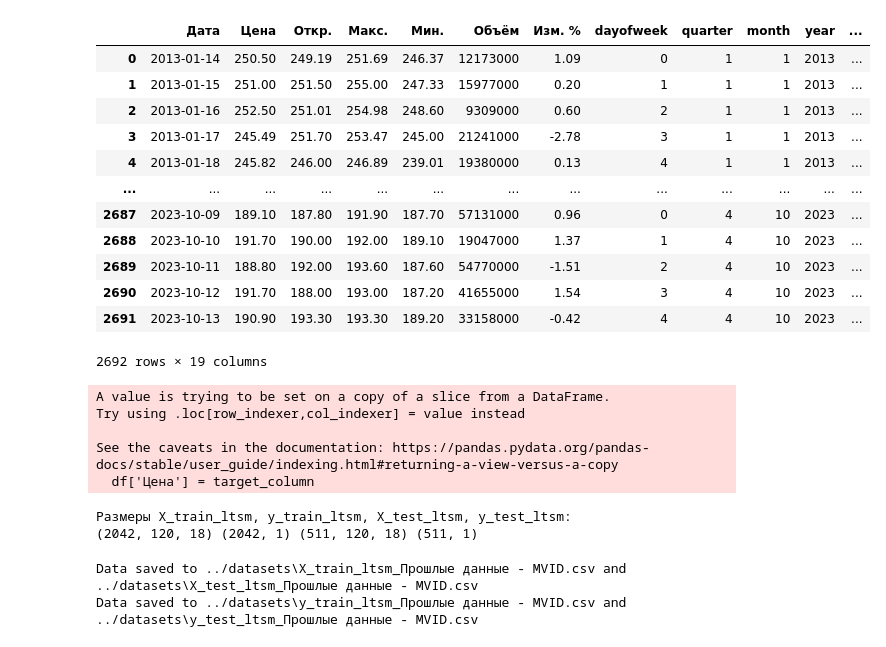
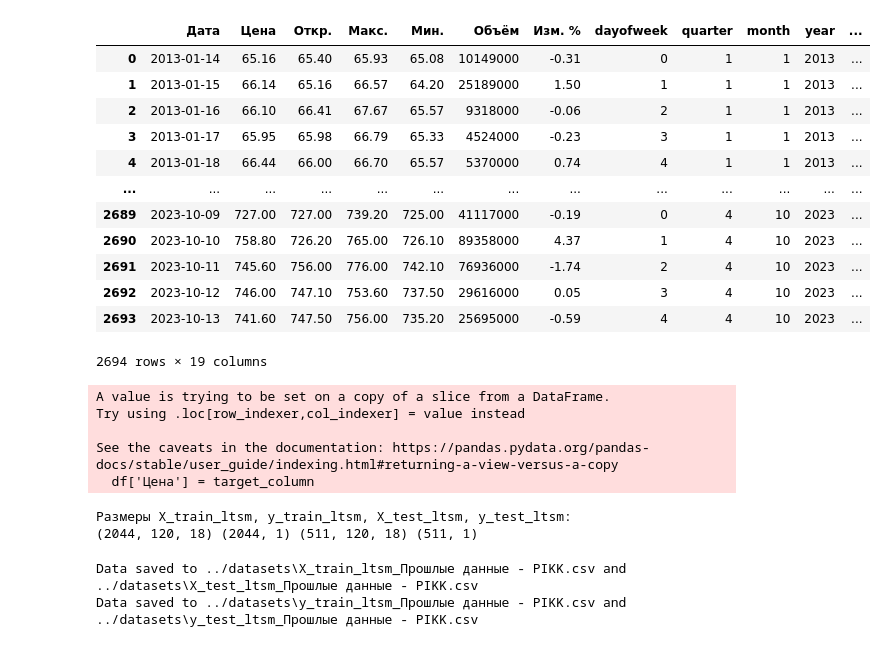
Before and after one commit to KelThuzedd/finrinkizxc, a Jupyter notebook: actualochka/dataset_for_learning.ipynb, the cells around one changed output. Drawn from its saved outputs; the diff is of its cells as text; code cells hidden in the pictures.

```diff
--- a/actualochka/dataset_for_learning.ipynb
+++ b/actualochka/dataset_for_learning.ipynb
@@ -22,26 +22,26 @@ from free_utils import (
     n_intervals
 )
 # %%
-file_id = 4
+file_id = 7
 file_path = '../data_updated/' + file_names[file_id]
 
 # Read the file into a DataFrame
 dataset = pd.read_csv(file_path)
 dataset
 # %% [output]
 |  | Дата | Цена | Откр. | Макс. | Мин. | Объём | Изм. % | dayofweek | quarter | month | year | ... |
-| 0 | 2013-01-14 | 250.50 | 249.19 | 251.69 | 246.37 | 12173000 | 1.09 | 0 | 1 | 1 | 2013 | ... |
-| 1 | 2013-01-15 | 251.00 | 251.50 | 255.00 | 247.33 | 15977000 | 0.20 | 1 | 1 | 1 | 2013 | ... |
-| 2 | 2013-01-16 | 252.50 | 251.01 | 254.98 | 248.60 | 9309000 | 0.60 | 2 | 1 | 1 | 2013 | ... |
-| 3 | 2013-01-17 | 245.49 | 251.70 | 253.47 | 245.00 | 21241000 | -2.78 | 3 | 1 | 1 | 2013 | ... |
-| 4 | 2013-01-18 | 245.82 | 246.00 | 246.89 | 239.01 | 19380000 | 0.13 | 4 | 1 | 1 | 2013 | ... |
+| 0 | 2013-01-14 | 65.16 | 65.40 | 65.93 | 65.08 | 10149000 | -0.31 | 0 | 1 | 1 | 2013 | ... |
+| 1 | 2013-01-15 | 66.14 | 65.16 | 66.57 | 64.20 | 25189000 | 1.50 | 1 | 1 | 1 | 2013 | ... |
+| 2 | 2013-01-16 | 66.10 | 66.41 | 67.67 | 65.57 | 9318000 | -0.06 | 2 | 1 | 1 | 2013 | ... |
+| 3 | 2013-01-17 | 65.95 | 65.98 | 66.79 | 65.33 | 4524000 | -0.23 | 3 | 1 | 1 | 2013 | ... |
+| 4 | 2013-01-18 | 66.44 | 66.00 | 66.70 | 65.57 | 5370000 | 0.74 | 4 | 1 | 1 | 2013 | ... |
 | ... | ... | ... | ... | ... | ... | ... | ... | ... | ... | ... | ... | ... |
-| 2687 | 2023-10-09 | 189.10 | 187.80 | 191.90 | 187.70 | 57131000 | 0.96 | 0 | 4 | 10 | 2023 | ... |
-| 2688 | 2023-10-10 | 191.70 | 190.00 | 192.00 | 189.10 | 19047000 | 1.37 | 1 | 4 | 10 | 2023 | ... |
-| 2689 | 2023-10-11 | 188.80 | 192.00 | 193.60 | 187.60 | 54770000 | -1.51 | 2 | 4 | 10 | 2023 | ... |
-| 2690 | 2023-10-12 | 191.70 | 188.00 | 193.00 | 187.20 | 41655000 | 1.54 | 3 | 4 | 10 | 2023 | ... |
-| 2691 | 2023-10-13 | 190.90 | 193.30 | 193.30 | 189.20 | 33158000 | -0.42 | 4 | 4 | 10 | 2023 | ... |
+| 2689 | 2023-10-09 | 727.00 | 727.00 | 739.20 | 725.00 | 41117000 | -0.19 | 0 | 4 | 10 | 2023 | ... |
+| 2690 | 2023-10-10 | 758.80 | 726.20 | 765.00 | 726.10 | 89358000 | 4.37 | 1 | 4 | 10 | 2023 | ... |
+| 2691 | 2023-10-11 | 745.60 | 756.00 | 776.00 | 742.10 | 76936000 | -1.74 | 2 | 4 | 10 | 2023 | ... |
+| 2692 | 2023-10-12 | 746.00 | 747.10 | 753.60 | 737.50 | 29616000 | 0.05 | 3 | 4 | 10 | 2023 | ... |
+| 2693 | 2023-10-13 | 741.60 | 747.50 | 756.00 | 735.20 | 25695000 | -0.59 | 4 | 4 | 10 | 2023 | ... |
-2692 rows × 19 columns
+2694 rows × 19 columns
 # %%
 
 df = dataset
@@ -89,7 +89,7 @@ print("Размеры X_train_ltsm, y_train_ltsm, X_test_ltsm, y_test_ltsm:")
 print(X_train_ltsm.shape, y_train_ltsm.shape, X_test_ltsm.shape, y_testt_ltsm.shape)
 # %% [output]
 Размеры X_train_ltsm, y_train_ltsm, X_test_ltsm, y_test_ltsm:
-(2042, 120, 18) (2042, 1) (511, 120, 18) (511, 1)
+(2044, 120, 18) (2044, 1) (511, 120, 18) (511, 1)
 # %%
     import os
 
@@ -114,8 +114,8 @@ print(X_train_ltsm.shape, y_train_ltsm.shape, X_test_ltsm.shape, y_testt_ltsm.sh
     print(f'Data saved to {X_train_ltsm_file_path} and {X_test_ltsm_file_path}')
     print(f'Data saved to {y_train_ltsm_file_path} and {y_test_ltsm_file_path}')
 # %% [output]
-Data saved to ../datasets\X_train_ltsm_Прошлые данные - MVID.csv and ../datasets\X_test_ltsm_Прошлые данные - MVID.csv
-Data saved to ../datasets\y_train_ltsm_Прошлые данные - MVID.csv and ../datasets\y_test_ltsm_Прошлые данные - MVID.csv
+Data saved to ../datasets\X_train_ltsm_Прошлые данные - PIKK.csv and ../datasets\X_test_ltsm_Прошлые данные - PIKK.csv
+Data saved to ../datasets\y_train_ltsm_Прошлые данные - PIKK.csv and ../datasets\y_test_ltsm_Прошлые данные - PIKK.csv
 # %%
 # dataset_with_shift=dataset
 # #Сдвигаем на одну позицию вперед целевую переменную
```
Also changed, not shown: 28 other files.
